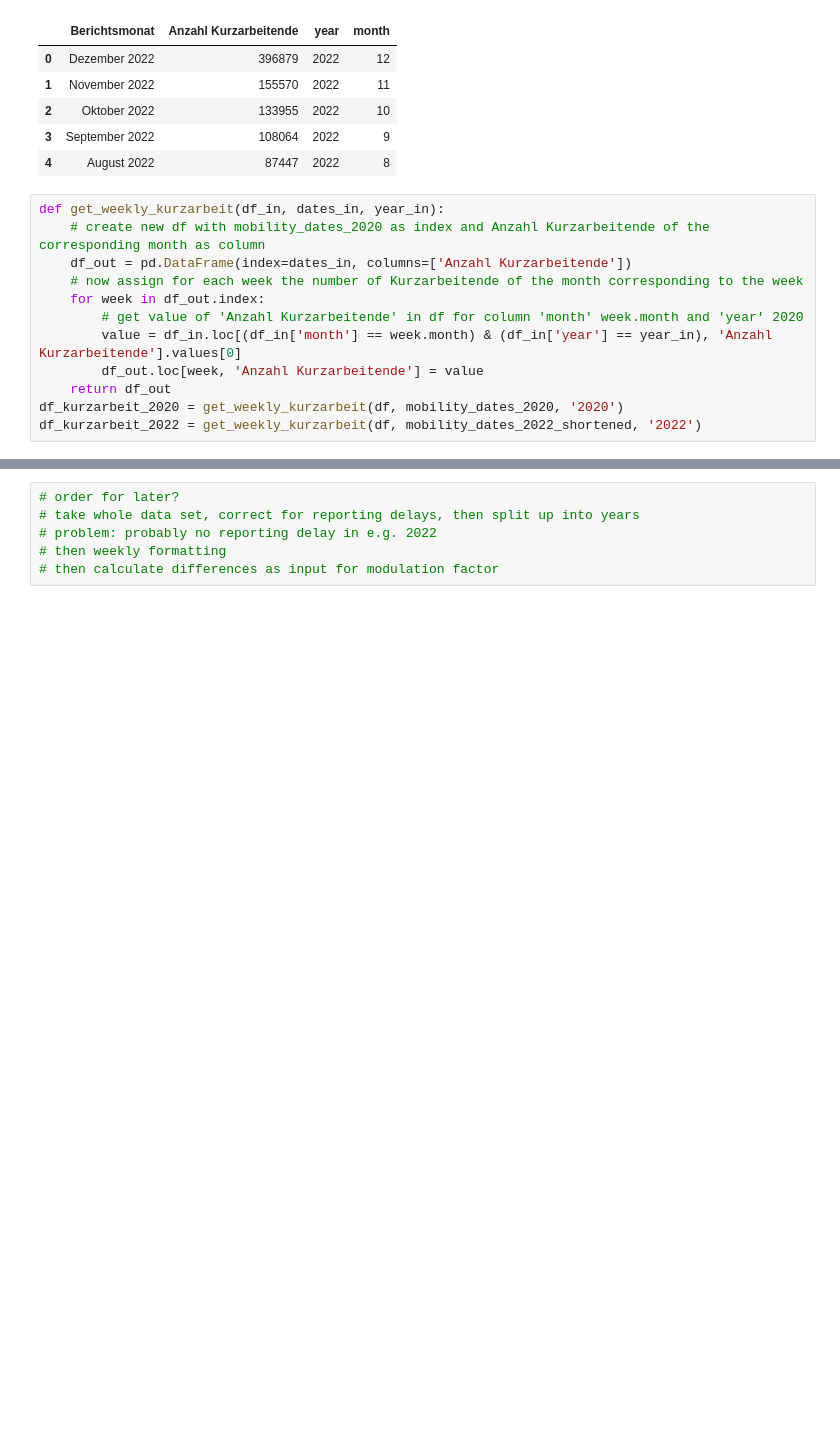
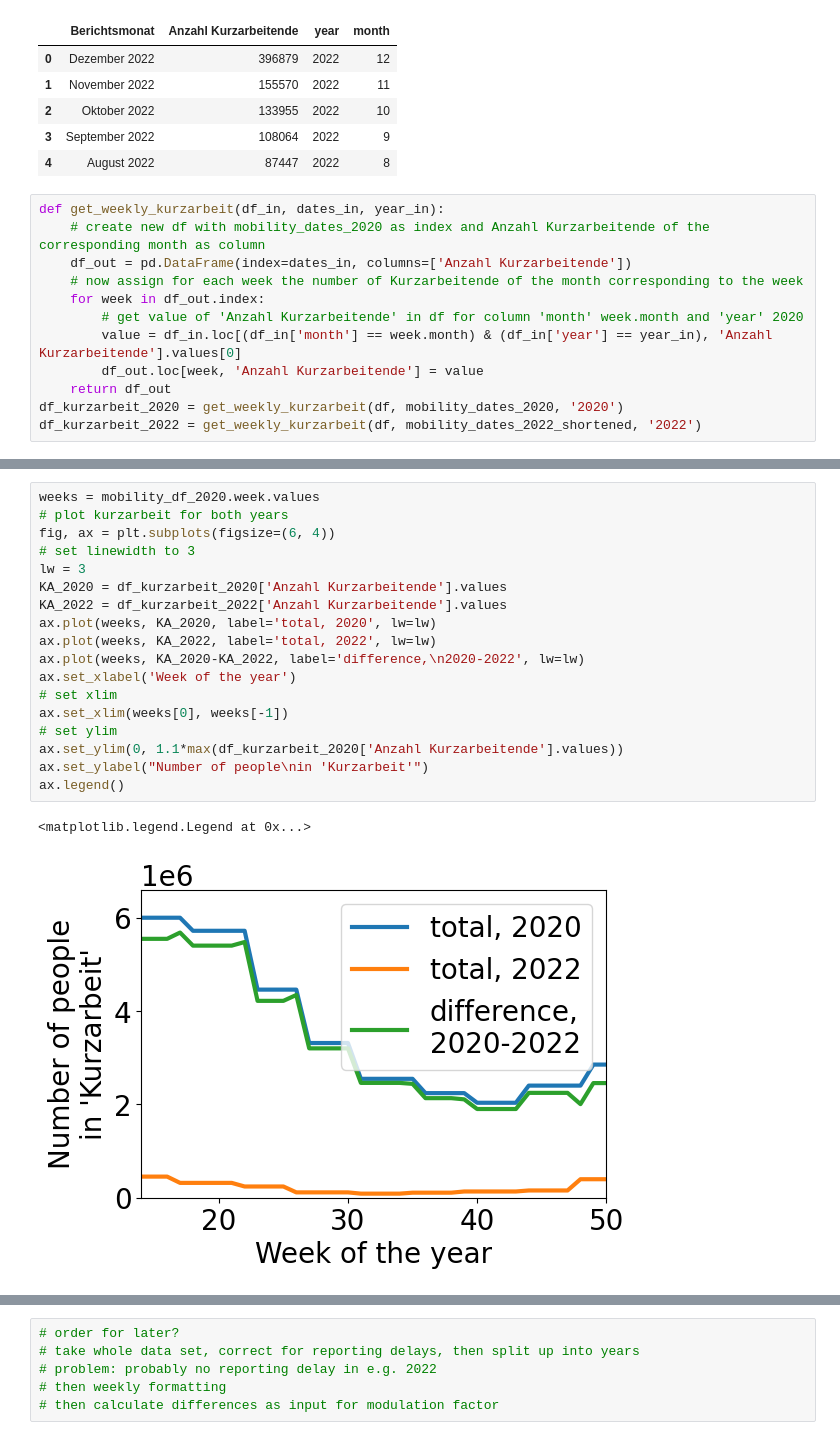
Before and after one commit to Priesemann-Group/mobility_inference, a Jupyter notebook: input_data_analysis.ipynb, the cells around one changed output, grey strips where cells are left out. Saved outputs shown, nothing was run; the diff lists cells and outputs as text; blank space fills up the shorter version.

```diff
--- a/input_data_analysis.ipynb
+++ b/input_data_analysis.ipynb
@@ -628,0 +623,21 @@ ax.legend()
+# %%
+weeks = mobility_df_2020.week.values
+# plot kurzarbeit for both years
+fig, ax = plt.subplots(figsize=(6, 4))
+# set linewidth to 3
+lw = 3
+KA_2020 = df_kurzarbeit_2020['Anzahl Kurzarbeitende'].values
+KA_2022 = df_kurzarbeit_2022['Anzahl Kurzarbeitende'].values
+ax.plot(weeks, KA_2020, label='total, 2020', lw=lw)
+ax.plot(weeks, KA_2022, label='total, 2022', lw=lw)
+ax.plot(weeks, KA_2020-KA_2022, label='difference,\n2020-2022', lw=lw)
+ax.set_xlabel('Week of the year')
+# set xlim
+ax.set_xlim(weeks[0], weeks[-1])
+# set ylim
+ax.set_ylim(0, 1.1*max(df_kurzarbeit_2020['Anzahl Kurzarbeitende'].values))
+ax.set_ylabel("Number of people\nin 'Kurzarbeit'")
+ax.legend()
+# %% [output]
+<matplotlib.legend.Legend at 0x...>
+[figure, added]
```
Also changed, not shown: parts of 5 cells of this notebook, 28 other files.
